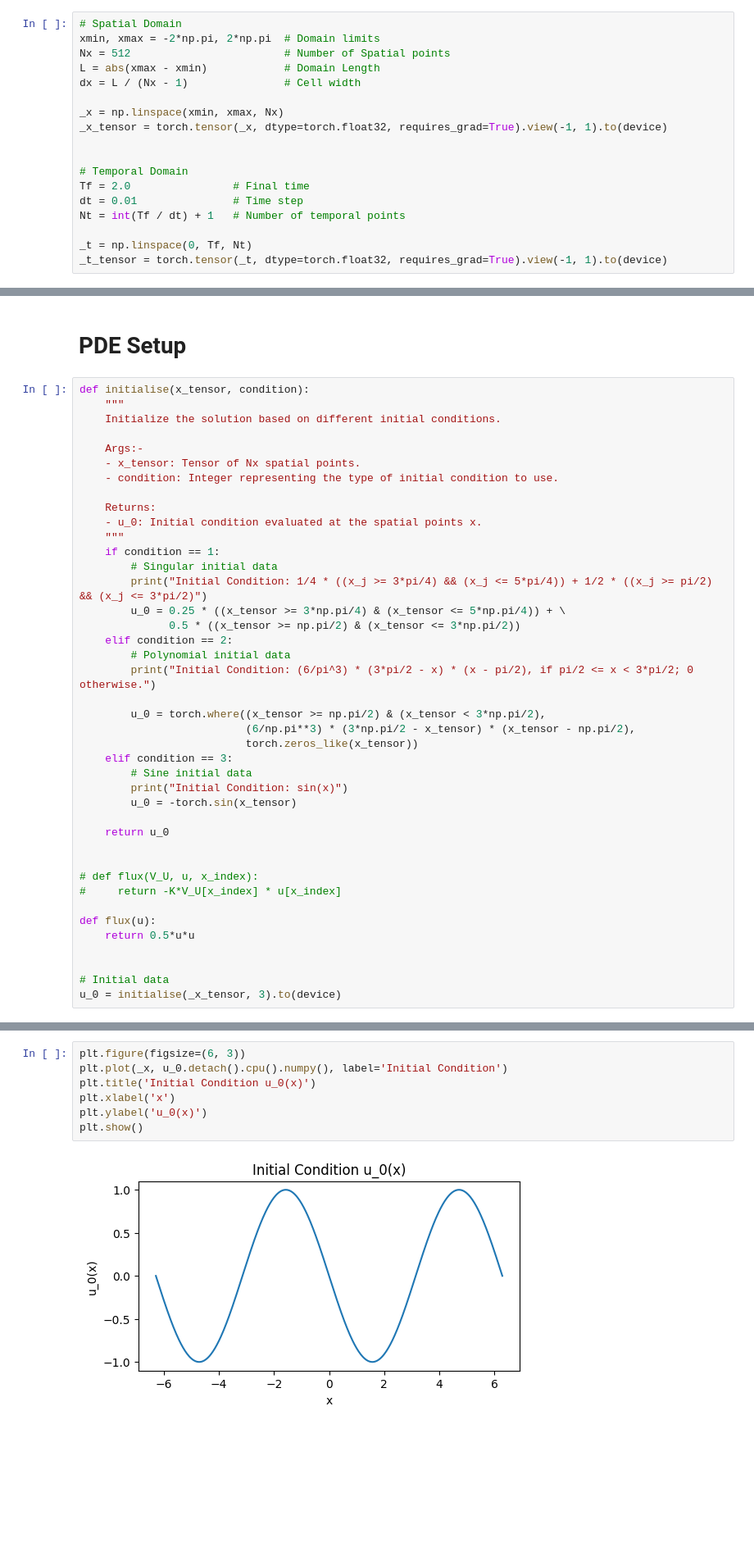
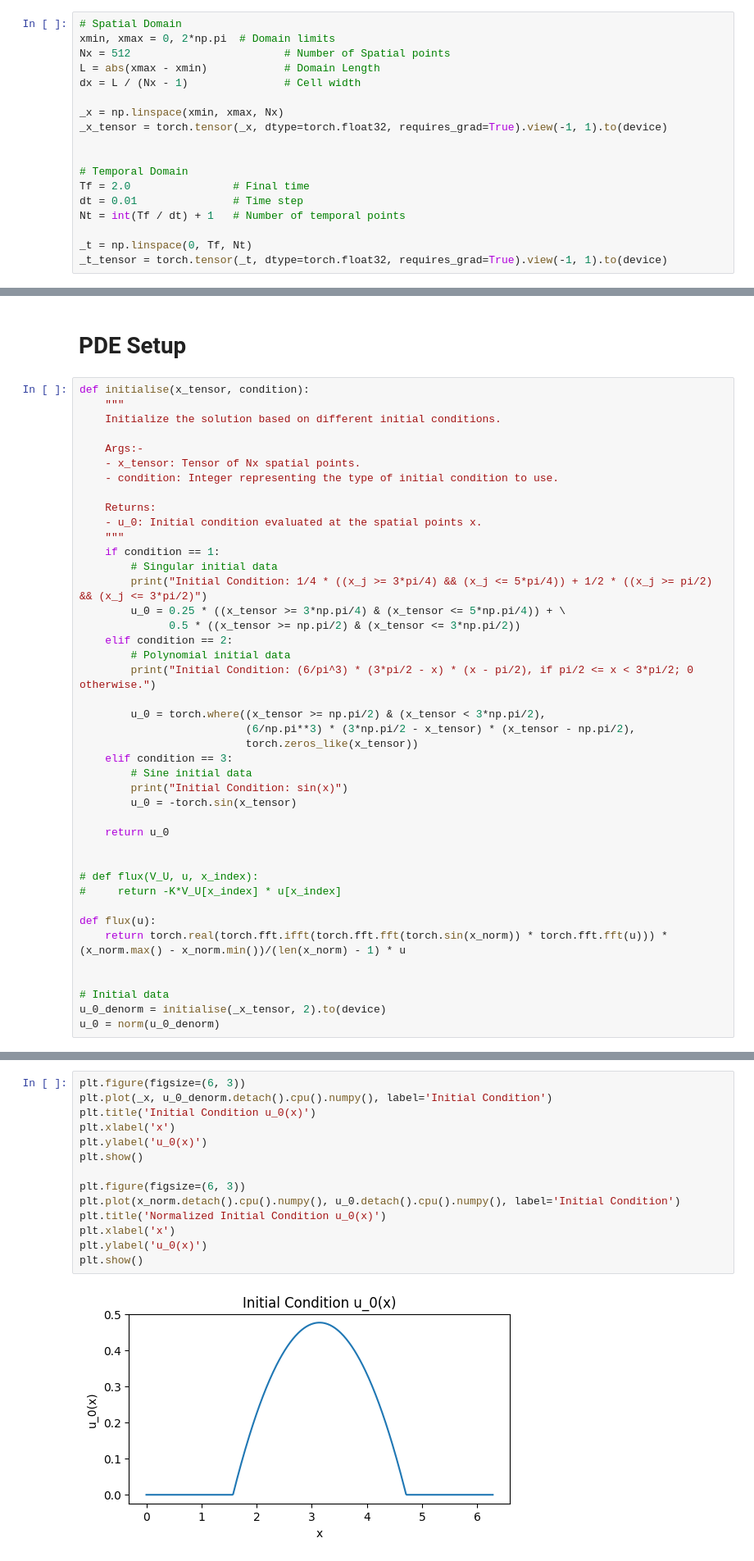
Before and after one commit to nishantak/numerical_sim_PINN, a Jupyter notebook: PINN_Kuramoto/pinn_solver.ipynb, the cells around one changed output, grey strips where cells are left out. Shown: that part at 82% size. Saved outputs shown, nothing was run; the diff lists cells and outputs as text; blank space fills up the shorter version.

```diff
--- a/PINN_Kuramoto/pinn_solver.ipynb
+++ b/PINN_Kuramoto/pinn_solver.ipynb
@@ -19,7 +20,7 @@ NVIDIA GeForce RTX 3050 6GB Laptop GPU
 # Simulation Config
 # %%
 # Spatial Domain
-xmin, xmax = -2*np.pi, 2*np.pi  # Domain limits
+xmin, xmax = 0, 2*np.pi  # Domain limits
 Nx = 512                        # Number of Spatial points
 L = abs(xmax - xmin)            # Domain Length
 dx = L / (Nx - 1)               # Cell width
@@ -124,9 +134,10 @@ def initialise(x_tensor, condition):
 #     return -K*V_U[x_index] * u[x_index]
 
 def flux(u):
-    return 0.5*u*u
+    return torch.real(torch.fft.ifft(torch.fft.fft(torch.sin(x_norm)) * torch.fft.fft(u))) * (x_norm.max() - x_norm.min())/(len(x_norm) - 1) * u
 
 
 # Initial data
-u_0 = initialise(_x_tensor, 3).to(device)
+u_0_denorm = initialise(_x_tensor, 2).to(device)
+u_0 = norm(u_0_denorm)
 # %% [output]
@@ -134,9 +145,16 @@ Initial Condition: sin(x)
 # %%
 plt.figure(figsize=(6, 3))
-plt.plot(_x, u_0.detach().cpu().numpy(), label='Initial Condition')
+plt.plot(_x, u_0_denorm.detach().cpu().numpy(), label='Initial Condition')
 plt.title('Initial Condition u_0(x)')
 plt.xlabel('x')
 plt.ylabel('u_0(x)')
 plt.show()
+
+plt.figure(figsize=(6, 3))
+plt.plot(x_norm.detach().cpu().numpy(), u_0.detach().cpu().numpy(), label='Initial Condition')
+plt.title('Normalized Initial Condition u_0(x)')
+plt.xlabel('x')
+plt.ylabel('u_0(x)')
+plt.show()
 # %% [output]
-[figure, old version]
+[figure, new version]
```
Also changed, not shown: parts of 9 cells of this notebook, 2 other files.
